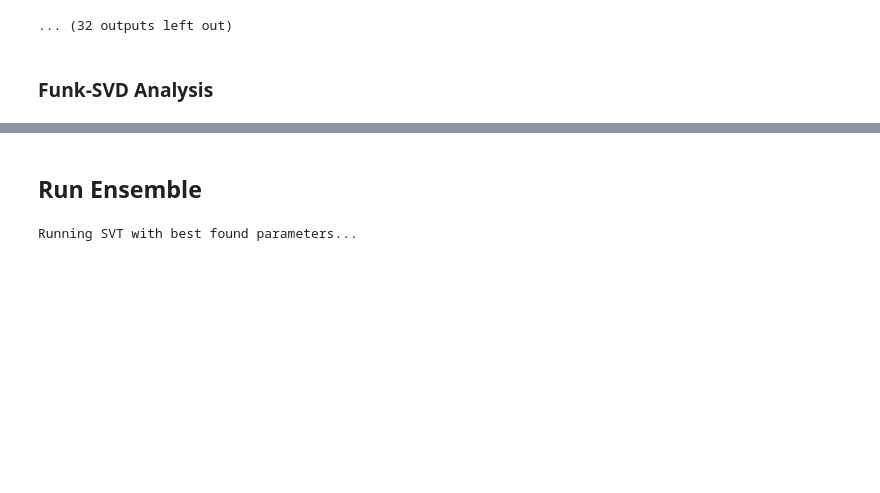
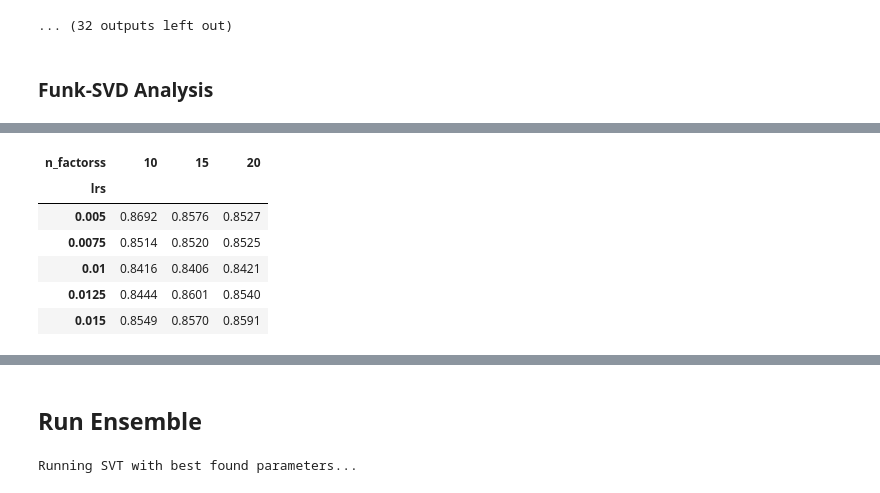
Before and after one commit to danielkorat/recommend, a Jupyter notebook: recommend.ipynb, the cells around one changed output, grey strips where cells are left out. Cells and saved outputs as stored; diff of their text form; code cells hidden in the pictures; blank space fills up the shorter version.

Commit message:
add color map function

```diff
--- a/recommend.ipynb
+++ b/recommend.ipynb
@@ -657,0 +608,14 @@ df.style.apply(background_gradient,
+# %%
+with open('funk_results.json') as f:
+    hists = json.load(f)
+
+best = min(hists, key= lambda x: min(x.get('hist', {}).get('test_RMSE', [float('inf')])))
+funk_best_lr = best['lr']
+funk_best_reg = best['reg']
+funk_best_n_factors = best['n_factors']
+funk_best_n_epochs = np.argmin(best['hist']['test_RMSE'])
+best_hist = best['hist']
+plot_experiment(best_hist)
+
+plot_color_map(hists, 'n_factors', 'lr')
+# %% [output]
@@ -657,0 +623,7 @@ df.style.apply(background_gradient,
+| n_factorss | 10 | 15 | 20 |
+| lrs |  |  |  |
+| 0.005 | 0.8692 | 0.8576 | 0.8527 |
+| 0.0075 | 0.8514 | 0.8520 | 0.8525 |
+| 0.01 | 0.8416 | 0.8406 | 0.8421 |
+| 0.0125 | 0.8444 | 0.8601 | 0.8540 |
+| 0.015 | 0.8549 | 0.8570 | 0.8591 |
```
Also changed, not shown: parts of 6 cells of this notebook.
